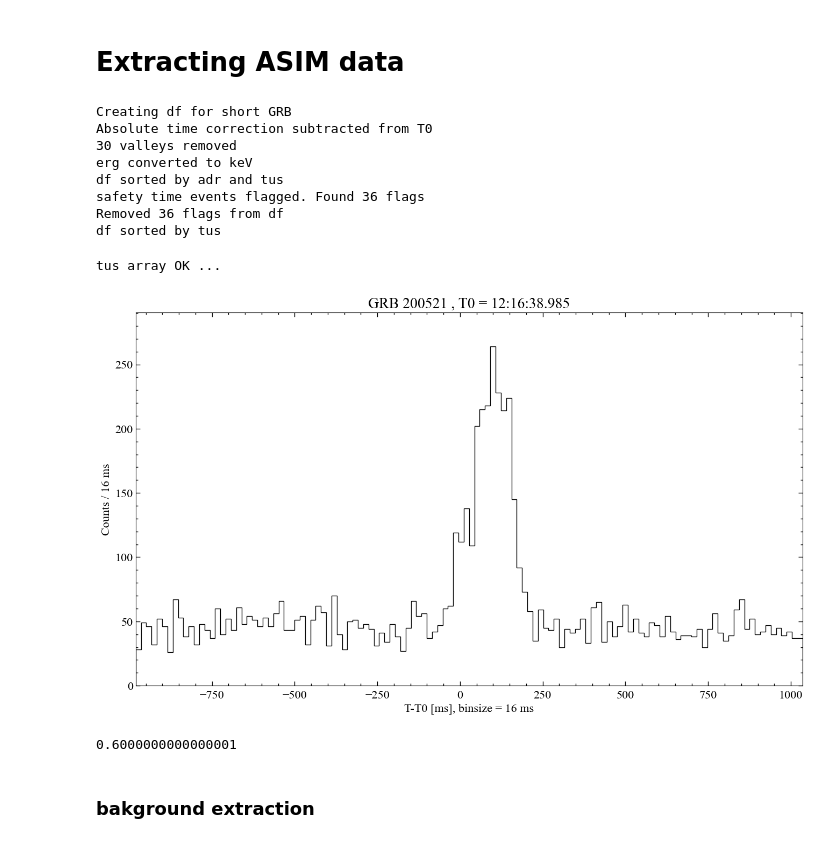
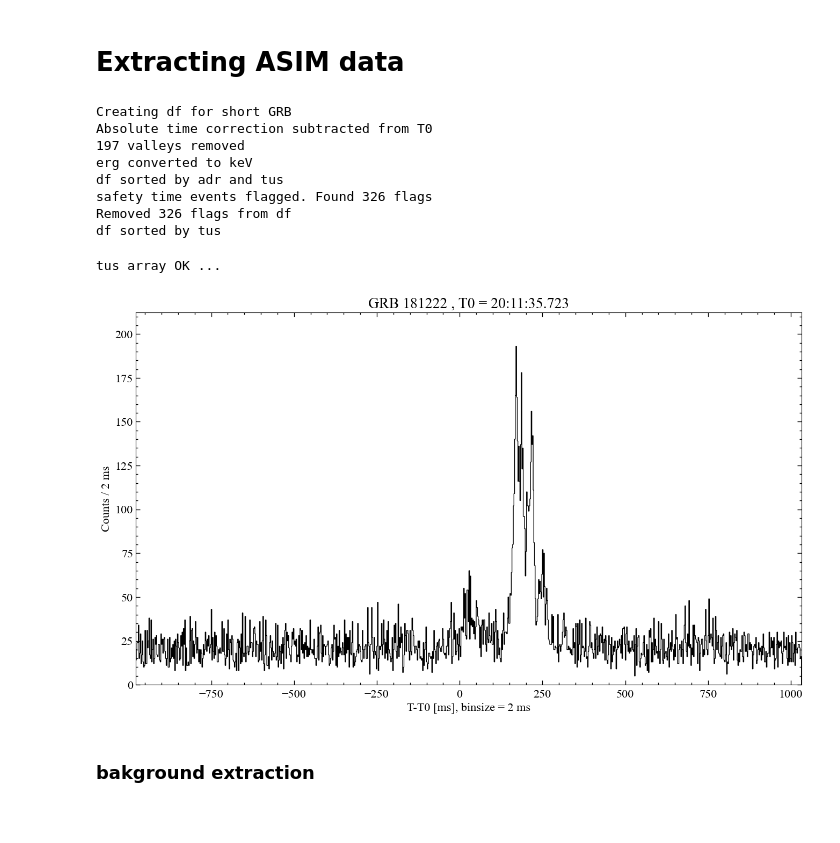
Before and after one commit to AndreasRamsli/GRB, a Jupyter notebook: xspec/ASIM/GRB181222BExtractASIM.ipynb, the cells around one changed output. Cells and saved outputs as stored; diff of their text form; code cells hidden in the pictures.

```diff
--- a/xspec/ASIM/GRB181222BExtractASIM.ipynb
+++ b/xspec/ASIM/GRB181222BExtractASIM.ipynb
@@ -91,10 +94,10 @@ for i,kev in enumerate(kevArr):
 kevArr = kevArr[indexInBound]
 tus = tus[indexInBound]
 
-laggApprox = -0.8
+laggApprox = 0.0
 tus += laggApprox
 
-asim_binsOrg = np.round(np.arange(-2,2,binsize,dtype=np.float32),3)
+asim_binsOrg = np.round(np.arange(-0.5,2,binsize,dtype=np.float32),3)
 
 hist = np.histogram(tus,bins=asim_binsOrg)
 asimCounts,asimEdges = hist[0],hist[1]
@@ -171,23 +179,23 @@ Still 6ms difference but lc's have the highest corr for tlagg = -0.853 s
 # %% [markdown]
 # Extracting ASIM data
 # %%
-ASIM_df,T0 = complete_df(grb_id="GRB200521",remove_flag=True)
+ASIM_df,T0 = complete_df(grb_id="GRB181222",remove_flag=True)
 T0_shift = T0 + timedelta(seconds=tlagg)
 ASIM_df["tus"] = ASIM_df["tus"].to_numpy()+tlagg*1e6
 # %% [output]
 Creating df for short GRB
 Absolute time correction subtracted from T0
-30 valleys removed
+197 valleys removed
 erg converted to keV
 df sorted by adr and tus
-safety time events flagged. Found 36 flags
-Removed 36 flags from df
+safety time events flagged. Found 326 flags
+Removed 326 flags from df
 df sorted by tus
 # %%
-plot_HED(tus_arr=ASIM_df["tus"].to_numpy(),T0=T0_shift,binsize=16)
+plot_HED(tus_arr=ASIM_df["tus"].to_numpy(),T0=T0_shift,binsize=2)
 # %% [output]
 tus array OK ...
-[figure, old version]
+[figure, new version]
 # %%
 keV_df = keV_hist(df=ASIM_df,time_interval=(0,0.064),
                  keV_interval="max",
@@ -197,10 +205,6 @@ keV_df
 #All triggers in the time_interval are kept
 # %%
 #np.savetxt(r'/Home/siv30/wad005/master/GRB/xspec/GRB201227A/ASIM201227.txt',keV_df.values, delimiter=',', header='bins_keV,counts,poisson_error_counts,duration_seconds', fmt='%.6E')
-# %%
-0.9-0.3
-# %% [output]
-0.6000000000000001
 # %% [markdown]
 ### bakground extraction
 # %% [markdown]
```
Also changed, not shown: parts of 9 cells of this notebook.
